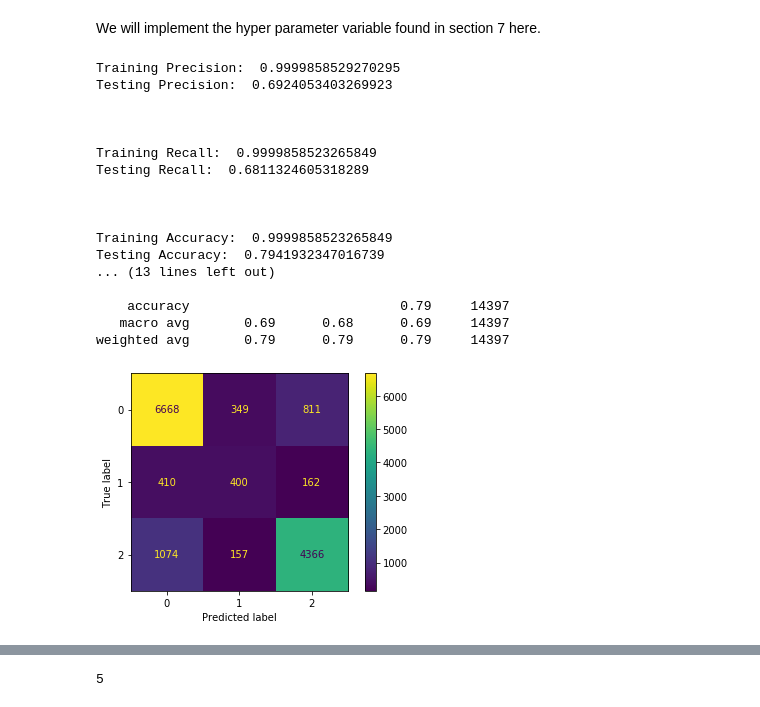
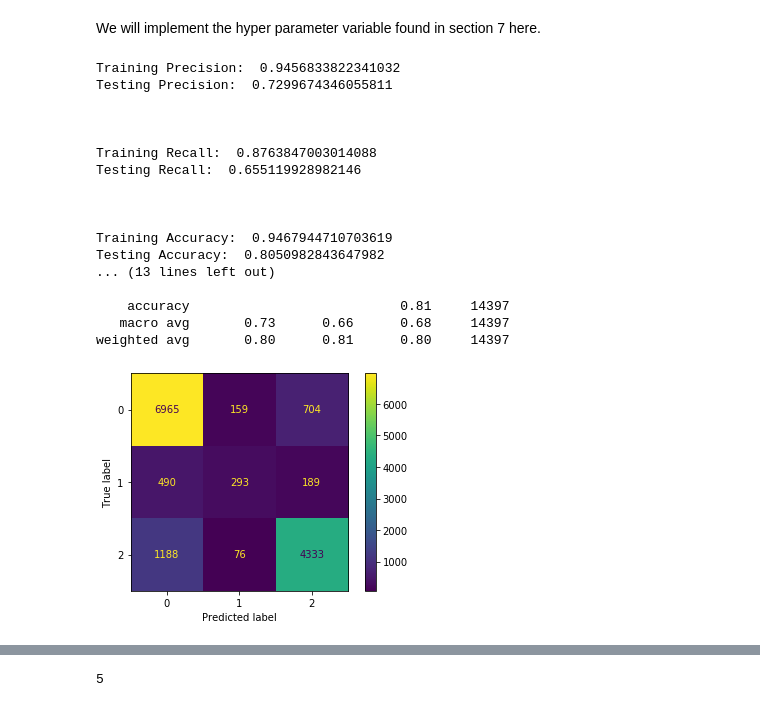
Before and after one commit to stevenkyle2013/Water-Well-Classifier, a Jupyter notebook: Main-Notebook.ipynb, the cells around one changed output, grey strips where cells are left out. Saved outputs shown, nothing was run; the diff lists cells and outputs as text; code cells hidden in the pictures.

```diff
--- a/Main-Notebook.ipynb
+++ b/Main-Notebook.ipynb
@@ -1573,13 +1685,14 @@ The best parameters seems to be that the criterion is gini, min_samples_leaf is
 # %%
 Forest_param_grid_2 = {
     'n_estimators': [150],
-    'criterion': ['gini'],
+    'criterion': ['entropy'],
+    'min_samples_split': [5],
     'max_depth': [5, 25, 50, 100, None],
     'max_leaf_nodes': [50, 100, 300, None]
 }
 # %%
 Forest_gs_2 = RandomForestClassifier()
 gs_Forest_model_2 = GridSearchCV(Forest_gs_2, Forest_param_grid_2, cv=3)
-gs_Forest_model_2.fit(X_train_smoted,y_train_smoted)
+gs_Forest_model_2.fit(X_train,y_train)
 gs_Forest_model_2.best_params_
 # %% [output]
@@ -1592,13 +1706,14 @@ This is surprising, the optimal max_depth was 50, I was thinking it was going to
 # %%
 Forest_param_grid_3 = {
     'n_estimators': [150],
-    'criterion': ['gini'],
-    'max_depth': [50, 60, 70, 80],
+    'criterion': ['entropy'],
+    'min_samples_split': [5],
+    'max_depth': [80, 90, 100, 110, 120],
     'max_leaf_nodes': [None]
 }
 # %%
 Forest_gs_3 = RandomForestClassifier()
 gs_Forest_model_3 = GridSearchCV(Forest_gs_3, Forest_param_grid_3, cv=3)
-gs_Forest_model_3.fit(X_train_smoted,y_train_smoted)
+gs_Forest_model_3.fit(X_train,y_train)
 gs_Forest_model_3.best_params_
 # %% [output]
@@ -1633,25 +1749,26 @@ KeyboardInterrupt:
 # %% [markdown]
 We will implement the hyper parameter variable found in section 7 here.
 # %%
-Forest_model_4 = RandomForestClassifier(criterion='gini', n_estimators=150, max_depth=60)
-Forest_model_4.fit(X_train_smoted,y_train_smoted)
-eval_model(Forest_model_4,X_train_smoted,y_train_smoted,X_test,y_test)
+Forest_model_4 = RandomForestClassifier(criterion='entropy',min_samples_split=5,
+                                        n_estimators=150, max_depth=90)
+Forest_model_4.fit(X_train,y_train)
+eval_model(Forest_model_4,X_train,y_train,X_test,y_test)
 # %% [output]
-Training Precision:  0.9999858529270295
-Testing Precision:  0.6924053403269923
+Training Precision:  0.9456833822341032
+Testing Precision:  0.7299674346055811
 
 
 
-Training Recall:  0.9999858523265849
-Testing Recall:  0.6811324605318289
+Training Recall:  0.8763847003014088
+Testing Recall:  0.655119928982146
 
 
 
-Training Accuracy:  0.9999858523265849
-Testing Accuracy:  0.7941932347016739
+Training Accuracy:  0.9467944710703619
+Testing Accuracy:  0.8050982843647982
 ... (13 lines left out)
 
-    accuracy                           0.79     14397
-   macro avg       0.69      0.68      0.69     14397
-weighted avg       0.79      0.79      0.79     14397
+    accuracy                           0.81     14397
+   macro avg       0.73      0.66      0.68     14397
+weighted avg       0.80      0.81      0.80     14397
-[figure, old version]
+[figure, new version]
```
Also changed, not shown: parts of 65 cells of this notebook, 11 other files.
